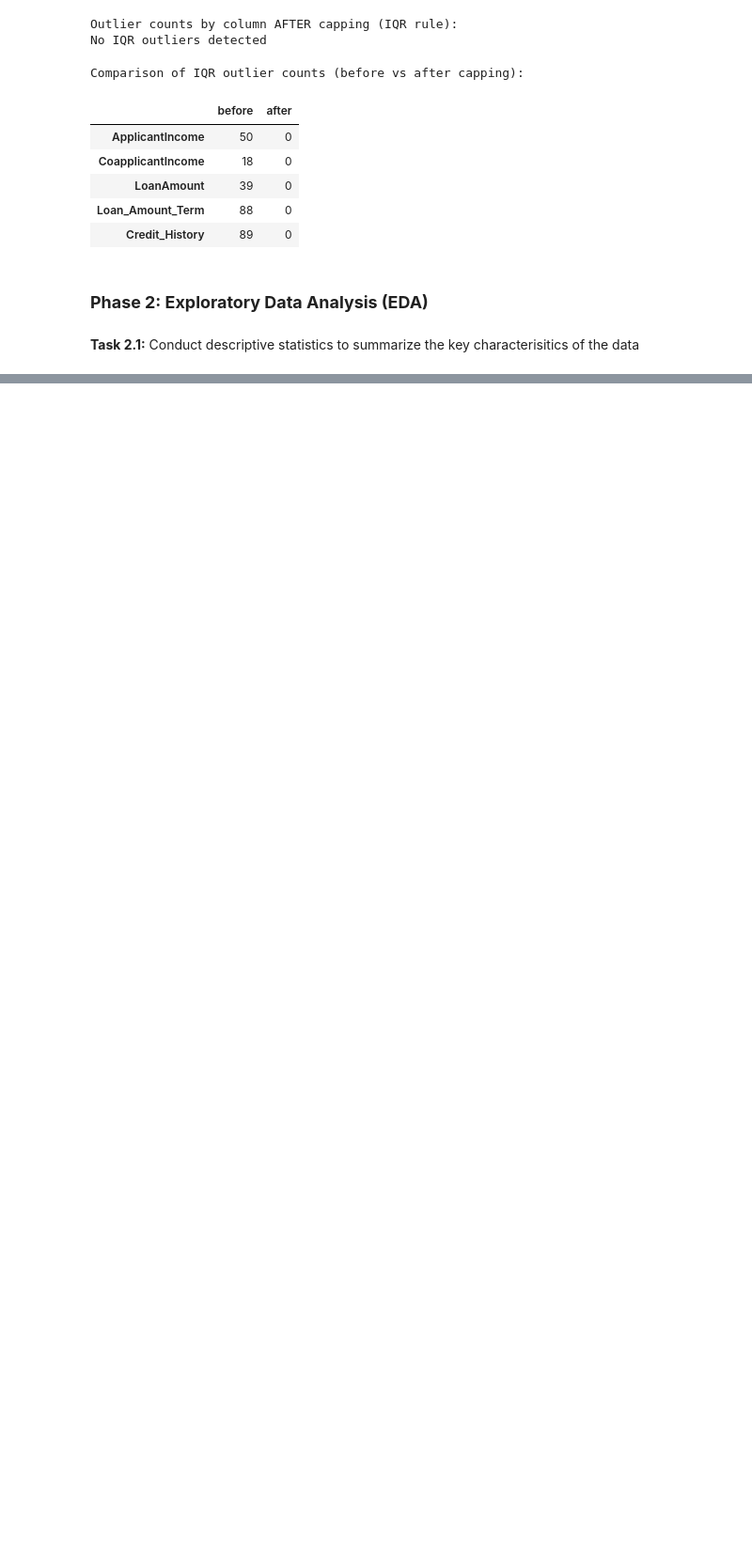
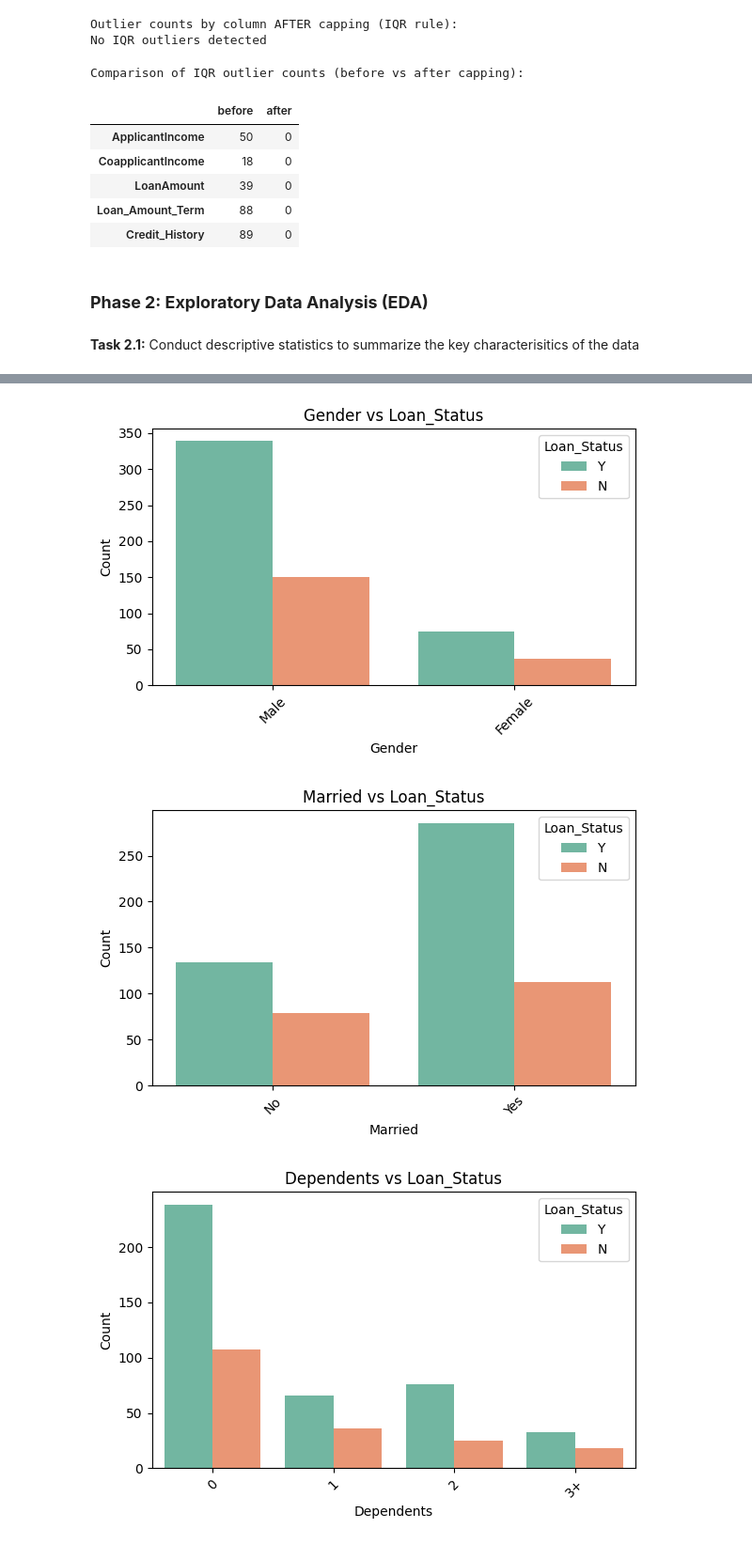
Before and after one commit to Naeema-cyber/ai_engineering_repo, a Jupyter notebook: month_3/naheemot_adebiyi_task_25.ipynb, the cells around one changed output, grey strips where cells are left out. Shown at 94% size. Cells and saved outputs as stored; diff of their text form; code cells hidden in the pictures; blank space fills up the shorter version.

```diff
--- a/month_3/naheemot_adebiyi_task_25.ipynb
+++ b/month_3/naheemot_adebiyi_task_25.ipynb
@@ -260,0 +311,20 @@ Comparison of IQR outlier counts (before vs after capping):
+# %%
+# 2.3
+# Analyze categorical features(e.g education, employment status, property area using bar charts and pie charts).
+categorical_features = df.select_dtypes(include='object').copy()
+target = 'Loan_Status'
+
+for col in categorical_features:
+    if col not in ['Loan_ID', target]:
+        plt.figure(figsize=(6,4))
+        sns.countplot(x=col, hue=target, data=df, palette='Set2')
+        plt.title(f'{col} vs {target}')
+        plt.xlabel(col)
+        plt.ylabel('Count')
+        plt.xticks(rotation=45)
+        plt.tight_layout()
+        plt.show()
+# %% [output]
+[figure, added]
+[figure, added]
+[figure, added]
```
Also changed, not shown: parts of 10 cells of this notebook, 9 other files.
